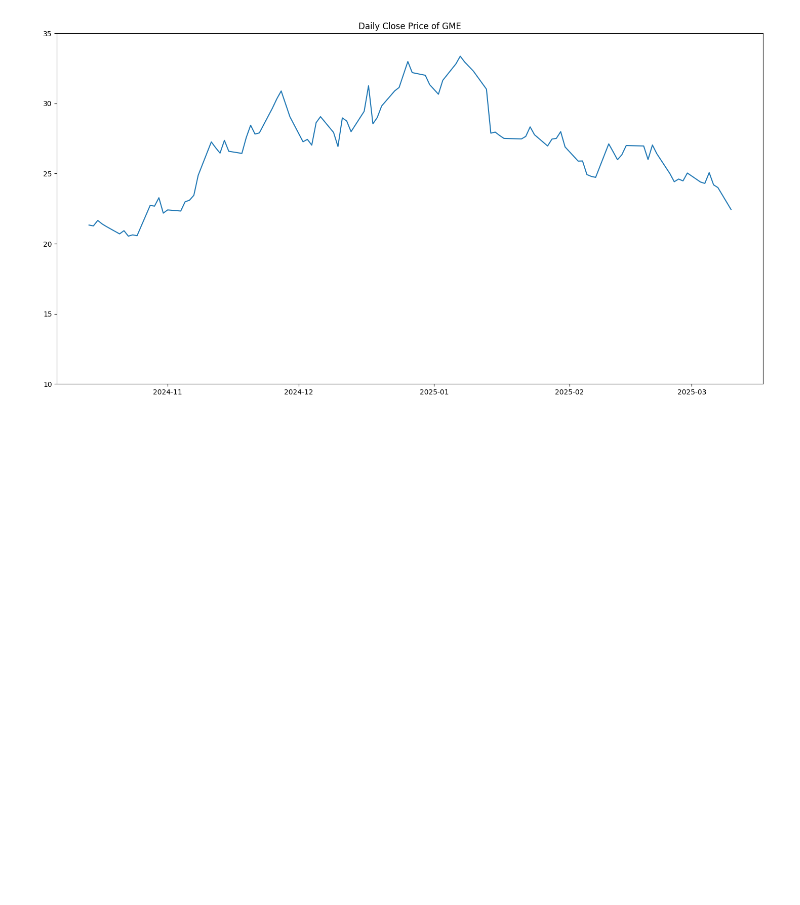
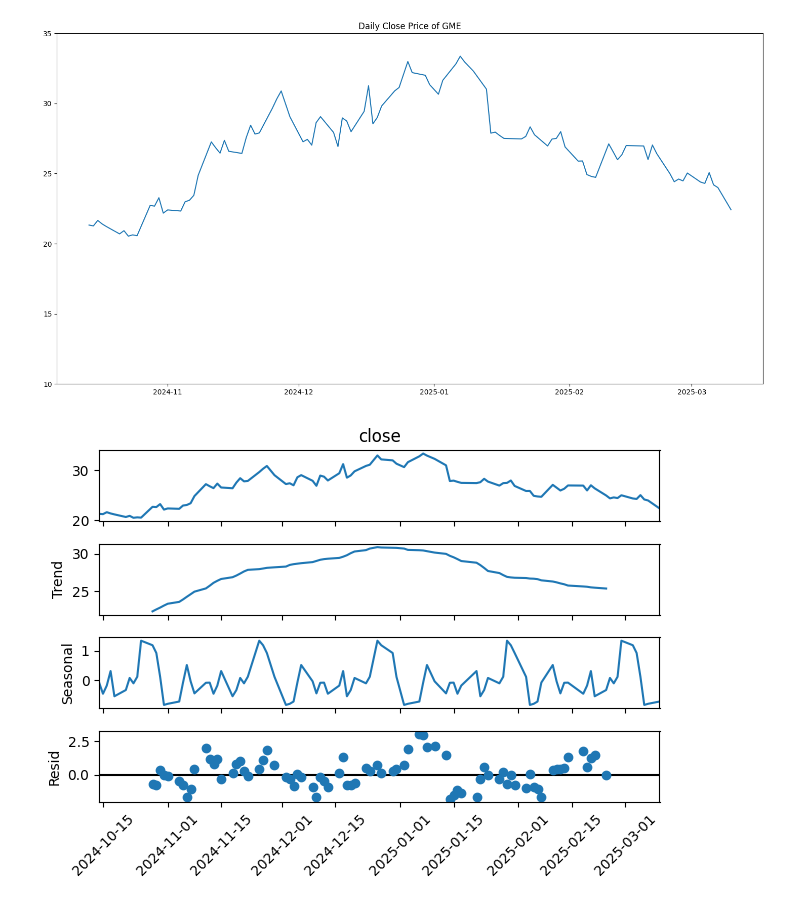
Before and after one commit to grahamjh99/Stock-Seasonality, a Jupyter notebook: Untitled.ipynb, the cells around one changed output. Saved outputs shown, nothing was run; the diff lists cells and outputs as text; code cells hidden in the pictures; blank space fills up the shorter version.

Commit message:
added seasonal decomp graphs

```diff
--- a/Untitled.ipynb
+++ b/Untitled.ipynb
@@ -102,3 +103,16 @@ plt.title('Daily Close Price of GME')
 plt.yticks(range(10,40,5));
 # %% [output]
 [figure]
+# %%
+decomp = seasonal_decompose(df['close'],model='additive', period = 21)
+fig = decomp.plot()
+
+# Rotate only the Resid x-axis 45 degrees so it is legible
+resid_ax = fig.axes[-1]
+for label in resid_ax.get_xticklabels():
+    label.set_rotation(45)
+
+plt.tight_layout()
+plt.show()
+# %% [output]
+[figure, added]
```
Also changed, not shown: parts of 2 cells of this notebook.
